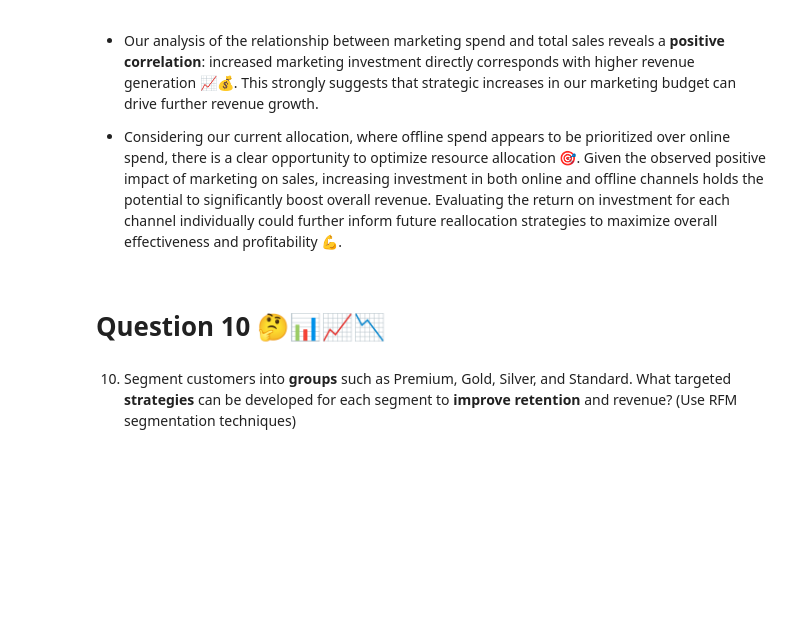
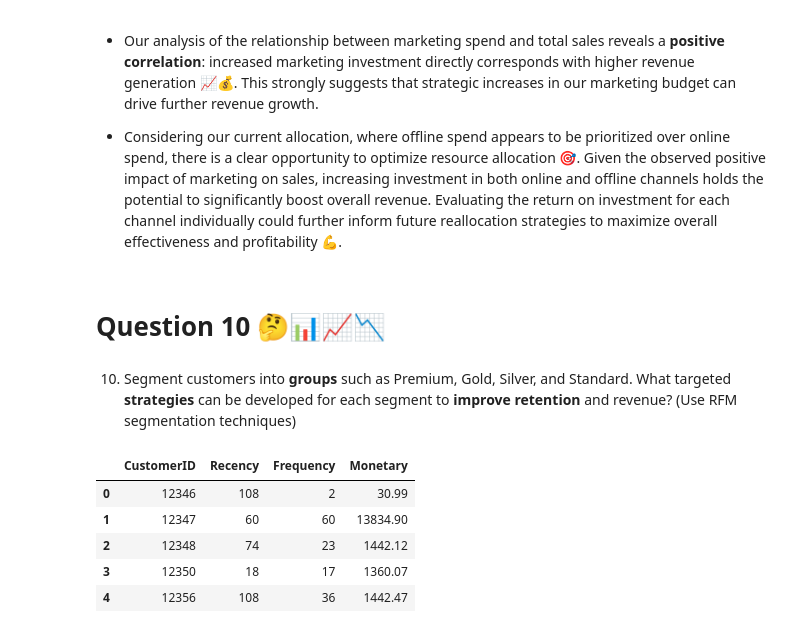
Before and after one commit to Smita569/E-commerce_Marketing_and_sales, a Jupyter notebook: E_commerce_Marketing_and_sales_Business_Case.ipynb, the cells around one changed output. Drawn from its saved outputs; the diff is of its cells as text; code cells hidden in the pictures; blank space fills up the shorter version.

```diff
--- a/E_commerce_Marketing_and_sales_Business_Case.ipynb
+++ b/E_commerce_Marketing_and_sales_Business_Case.ipynb
@@ -668,3 +668,22 @@ plt.show()
 # Question 10 🤔📊📈📉
 # %% [markdown]
 10. Segment customers into **groups** such as Premium, Gold, Silver, and Standard. What targeted **strategies** can be developed for each segment to **improve retention** and revenue? (Use RFM segmentation techniques)
+# %%
+# Step1 : Calculate RFM(Recency, Frequency, and Monetary) scores for each customer
+
+last_purchase_date=pd.to_datetime(df_onlineSales['Transaction_Date']).max() + pd.Timedelta(days=1)
+df_onlineSales['Transaction_Date'] = pd.to_datetime(df_onlineSales['Transaction_Date'])
+df_rfm = df_onlineSales.groupby('CustomerID').agg({
+    'Transaction_Date': lambda date: (last_purchase_date - date.max()).days,
+    'Transaction_ID': 'count',
+    'Total_Sales': 'sum'
+}).reset_index()
+df_rfm.columns = ['CustomerID', 'Recency', 'Frequency', 'Monetary']
+df_rfm.head()
+# %% [output]
+|  | CustomerID | Recency | Frequency | Monetary |
+| 0 | 12346 | 108 | 2 | 30.99 |
+| 1 | 12347 | 60 | 60 | 13834.90 |
+| 2 | 12348 | 74 | 23 | 1442.12 |
+| 3 | 12350 | 18 | 17 | 1360.07 |
+| 4 | 12356 | 108 | 36 | 1442.47 |
```
Also changed, not shown: parts of 5 cells of this notebook.
